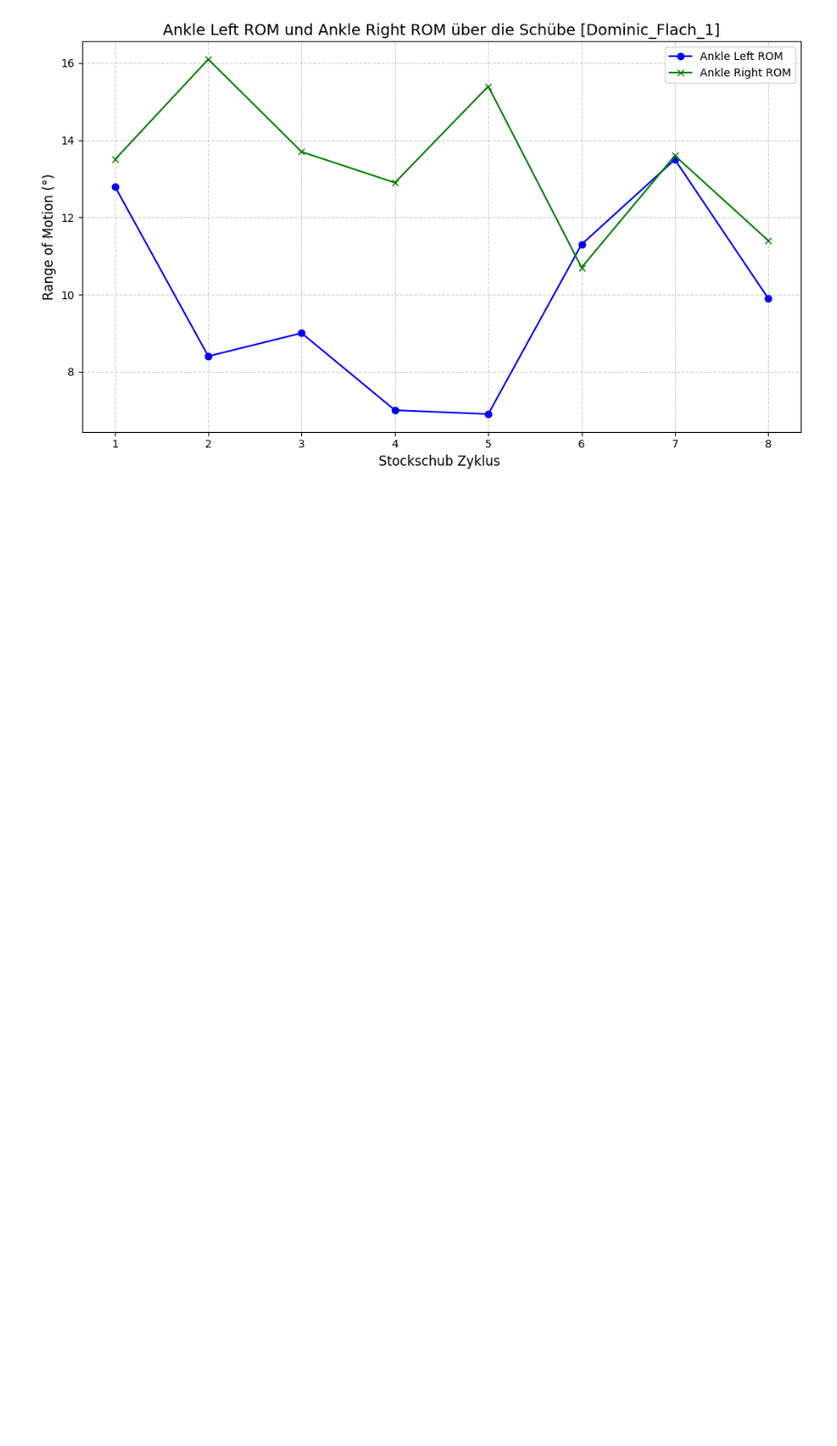
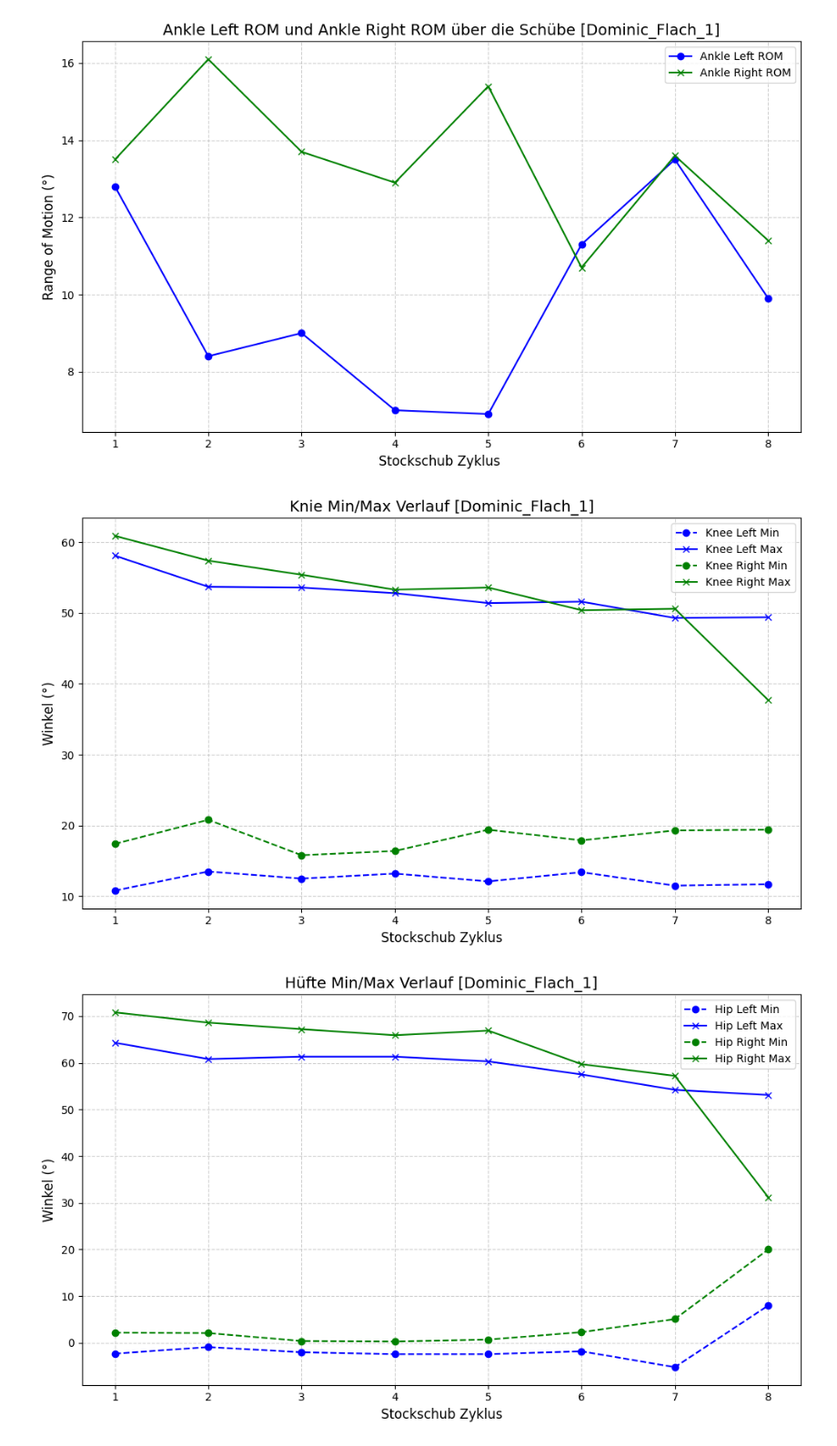
Before and after one commit to VogtD01/MGST_23_Bewegungsanalyse_LL_Doppelstock, a Jupyter notebook: Auswertung_1_Schritt.ipynb, the cells around one changed output. Shown at 91% size. Saved outputs shown, nothing was run; the diff lists cells and outputs as text; code cells hidden in the pictures; blank space fills up the shorter version.

Commit message:
links/rechts min/max plot

```diff
--- a/Auswertung_1_Schritt.ipynb
+++ b/Auswertung_1_Schritt.ipynb
@@ -695,3 +713,37 @@ plot_rom_verlauf(max_min_rom_df_zeit, "Ankle Left ROM", "Ankle Right ROM", title
 [figure]
 [figure]
 [figure]
+# %%
+def plot_rom_min_max_verlauf(df, spalte_links_min, spalte_links_max, spalte_rechts_min, spalte_rechts_max, title="ROM Min/Max Verlauf", ylabel="Winkel (°)"):
+    """
+    Plottet den Verlauf von Minimum und Maximum für links und rechts über die Schub-Nummer.
+    Der Titel wird automatisch um die Aktivität ergänzt, falls vorhanden.
+    """
+    # Aktivitätsnamen für den Titel holen (nur falls "Aufzeichnung" existiert)
+    if "Aufzeichnung" in df.columns:
+        activity = df["Aufzeichnung"].iloc[0]
+        title = f"{title} [{activity}]"
+    plt.figure(figsize=(10, 6))
+    schuab_nummer = np.arange(1, len(df) + 1)  # Schub 1, 2, 3, ...
+    # Links
+    plt.plot(schuab_nummer, df[spalte_links_min], label=f"{spalte_links_min}", color="blue", marker="o", linestyle="--")
+    plt.plot(schuab_nummer, df[spalte_links_max], label=f"{spalte_links_max}", color="blue", marker="x", linestyle="-")
+    # Rechts
+    plt.plot(schuab_nummer, df[spalte_rechts_min], label=f"{spalte_rechts_min}", color="green", marker="o", linestyle="--")
+    plt.plot(schuab_nummer, df[spalte_rechts_max], label=f"{spalte_rechts_max}", color="green", marker="x", linestyle="-")
+    plt.title(title, fontsize=14)
+    plt.xlabel("Stockschub Zyklus", fontsize=12)
+    plt.ylabel(ylabel, fontsize=12)
+    plt.legend()
+    plt.grid(True, linestyle="--", alpha=0.6)
+    plt.tight_layout()
+    plt.show()
+
+# Beispiel-Aufruf:
+plot_rom_min_max_verlauf(max_min_rom_df_zeit, "Knee Left Min", "Knee Left Max", "Knee Right Min", "Knee Right Max", title="Knie Min/Max Verlauf")
+plot_rom_min_max_verlauf(max_min_rom_df_zeit, "Hip Left Min", "Hip Left Max", "Hip Right Min", "Hip Right Max", title="Hüfte Min/Max Verlauf")
+plot_rom_min_max_verlauf(max_min_rom_df_zeit, "Elbow Left Min", "Elbow Left Max", "Elbow Right Min", "Elbow Right Max", title="Ellbogen Min/Max Verlauf")
+plot_rom_min_max_verlauf(max_min_rom_df_zeit, "Ankle Left Min", "Ankle Left Max", "Ankle Right Min", "Ankle Right Max", title="Sprunggelenk Min/Max Verlauf")
+# %% [output]
+[figure, added]
+[figure, added]
```
Also changed, not shown: parts of 3 cells of this notebook.
